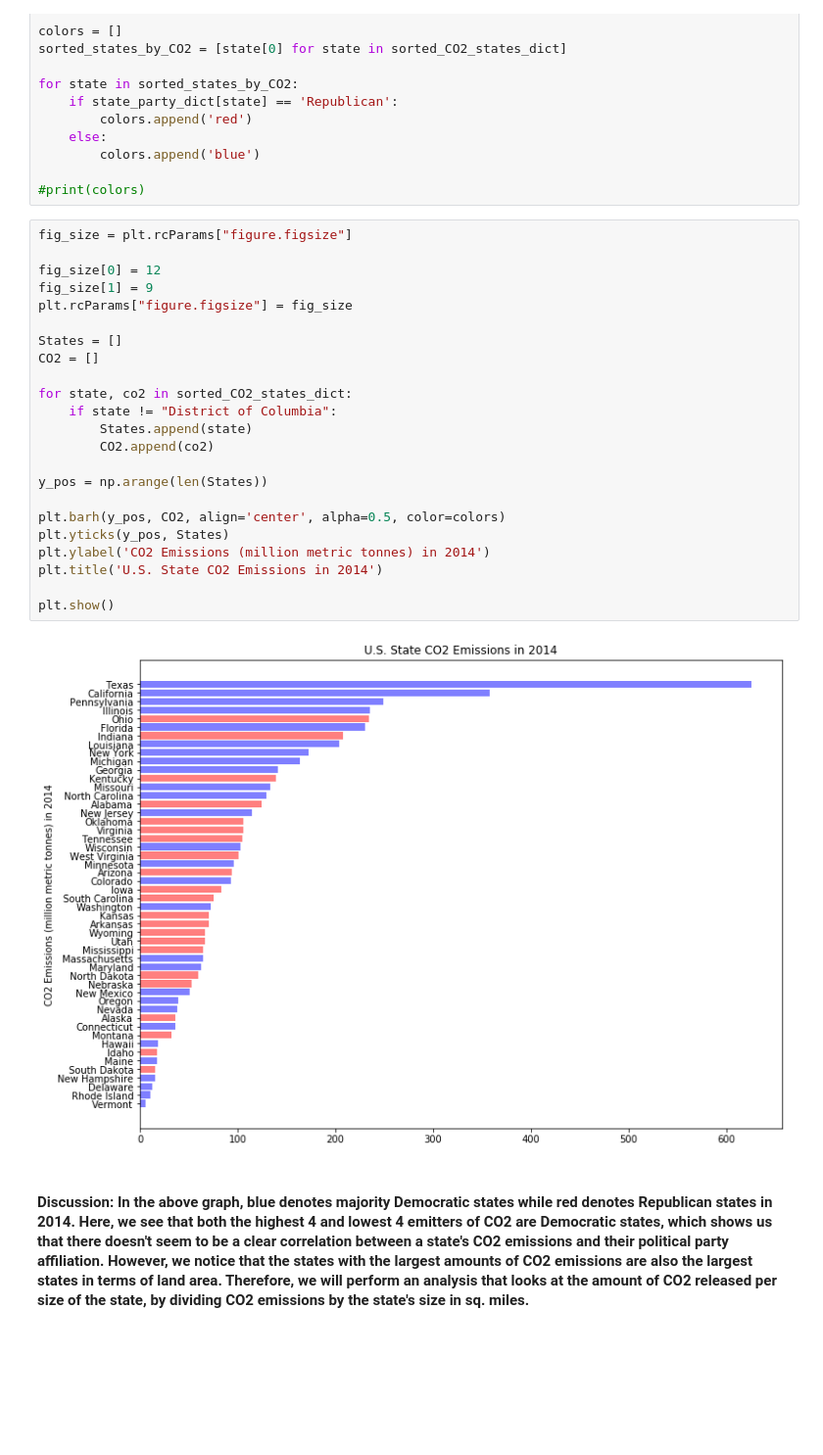
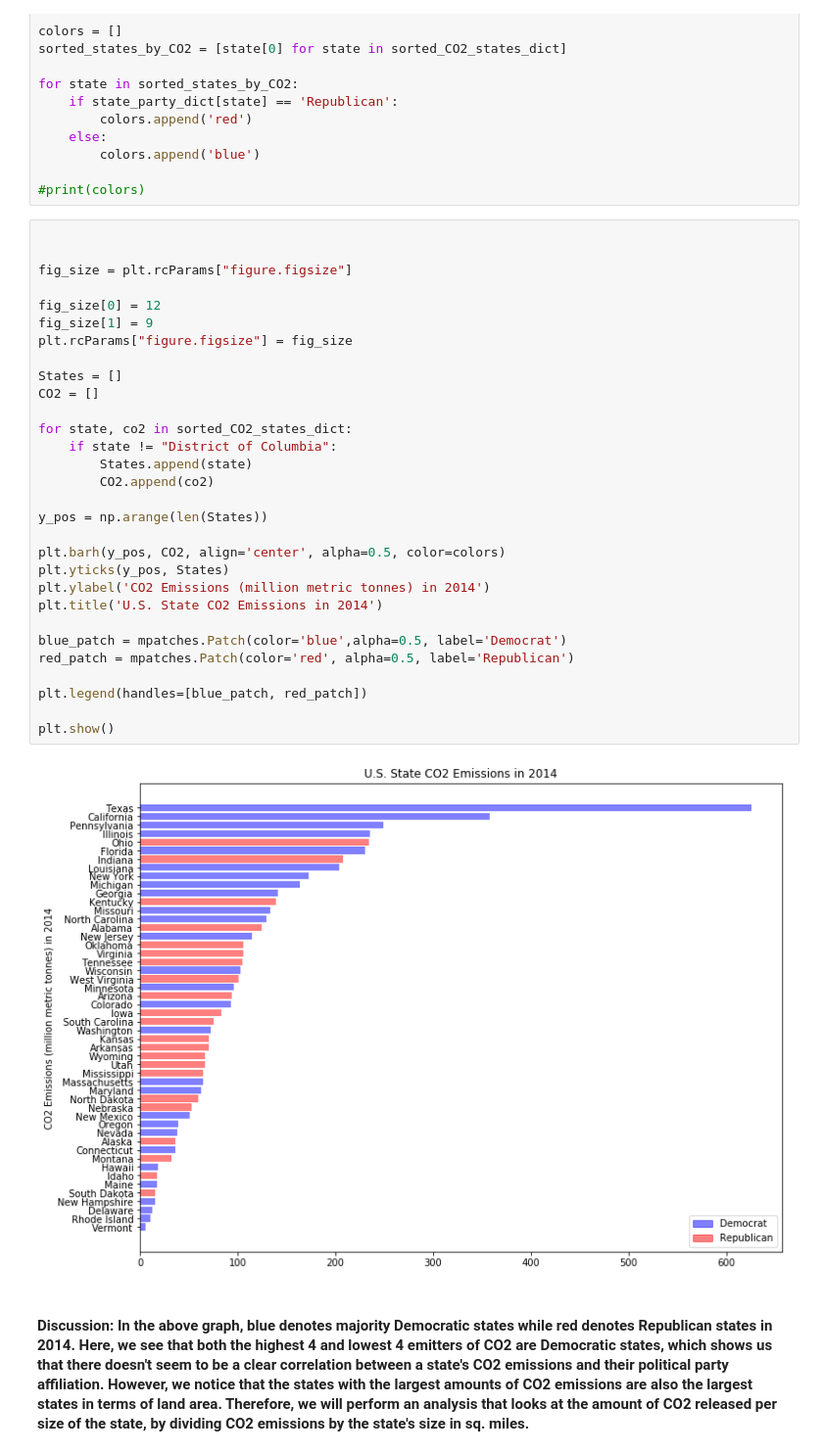
Before and after one commit to sichan502/COGS108_FinalProject, a Jupyter notebook: FinalProject.ipynb, the cells around one changed output. Shown at 98% size. Drawn from its saved outputs; the diff is of its cells as text; blank space fills up the shorter version.

Commit message:
Added legend

```diff
--- a/FinalProject.ipynb
+++ b/FinalProject.ipynb
@@ -311,30 +312,37 @@ for state in sorted_states_by_CO2:
 
 #print(colors)
 # %%
+
+
 fig_size = plt.rcParams["figure.figsize"]
 
 fig_size[0] = 12
 fig_size[1] = 9
 plt.rcParams["figure.figsize"] = fig_size
 
 States = []
 CO2 = []
 
 for state, co2 in sorted_CO2_states_dict:
     if state != "District of Columbia":
         States.append(state)
         CO2.append(co2)
 
 y_pos = np.arange(len(States))
 
 plt.barh(y_pos, CO2, align='center', alpha=0.5, color=colors)
 plt.yticks(y_pos, States)
 plt.ylabel('CO2 Emissions (million metric tonnes) in 2014')
 plt.title('U.S. State CO2 Emissions in 2014')
 
+blue_patch = mpatches.Patch(color='blue',alpha=0.5, label='Democrat')
+red_patch = mpatches.Patch(color='red', alpha=0.5, label='Republican')
+
+plt.legend(handles=[blue_patch, red_patch])
+
 plt.show()
 # %% [output]
-[figure, old version]
+[figure, new version]
 # %% [markdown]
 #### Discussion: In the above graph, blue denotes majority Democratic states while red denotes Republican states in 2014. Here, we see that both the highest 4 and lowest 4  emitters of CO2 are Democratic states, which shows us that there doesn't seem to be a clear correlation between a state's CO2 emissions and their political party affiliation. However, we notice that the states with the largest amounts of CO2 emissions are also the largest states in terms of land area. Therefore, we will perform an analysis that looks at the amount of CO2 released per size of the state, by dividing CO2 emissions by the state's size in sq. miles.
 # %% [markdown]
```
Also changed, not shown: parts of 5 cells of this notebook.
